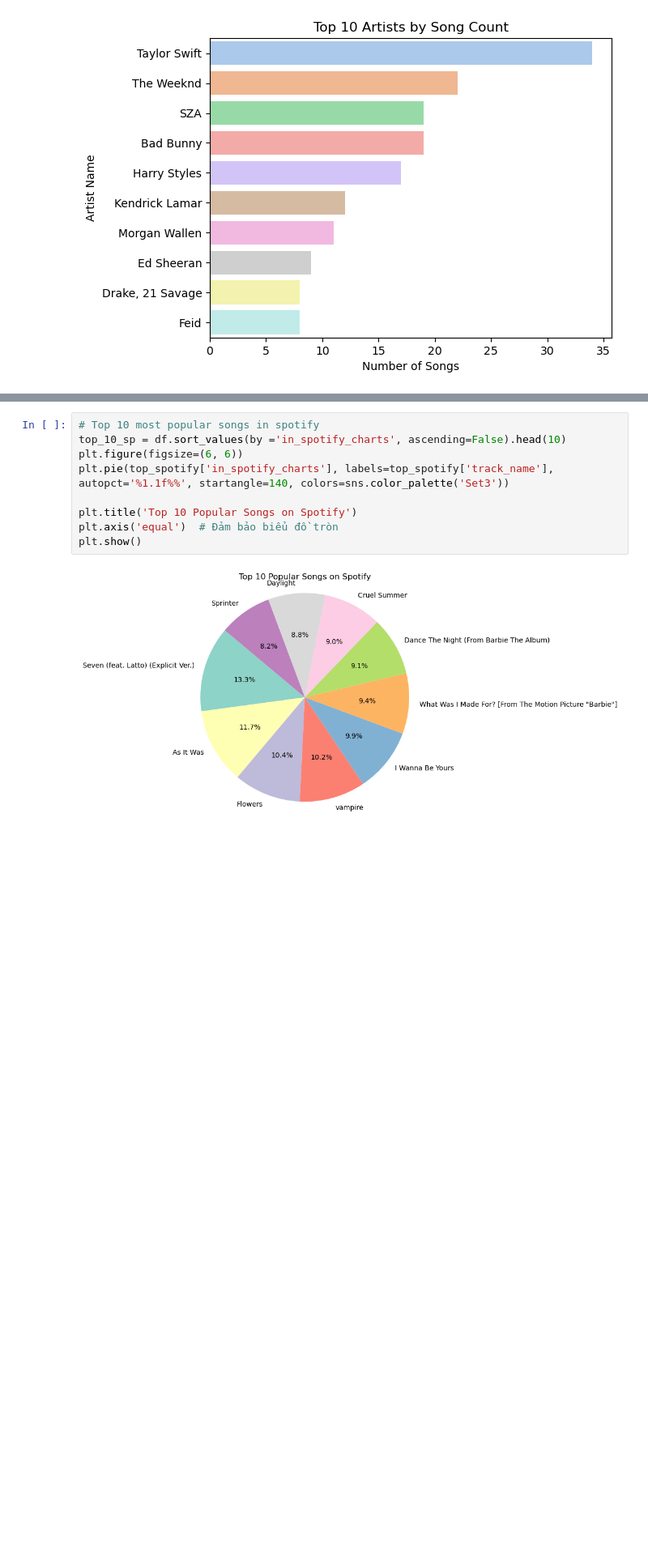
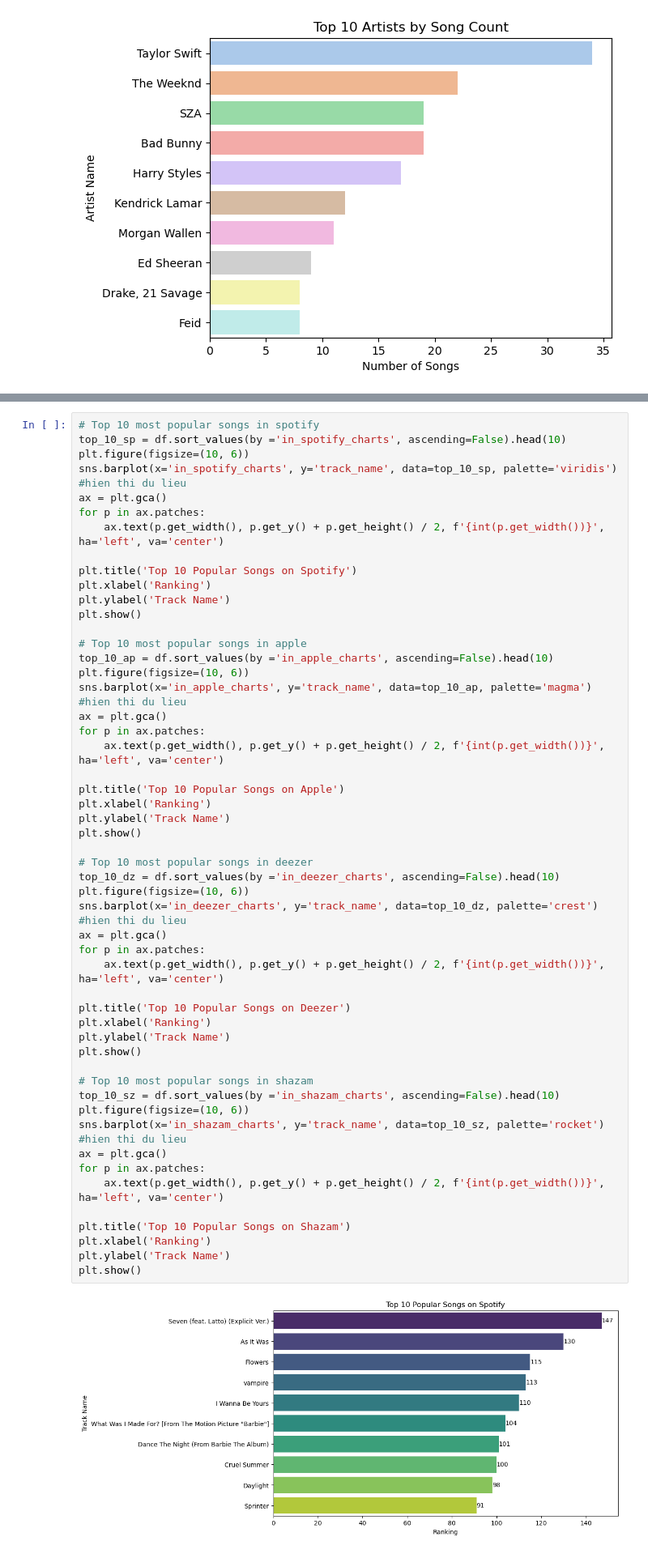
Before and after one commit to ngocmaj/PTDL, a Jupyter notebook: spotify.ipynb, the cells around one changed output, grey strips where cells are left out. Shown at 81% size. Saved outputs shown, nothing was run; the diff lists cells and outputs as text; blank space fills up the shorter version.

```diff
--- a/spotify.ipynb
+++ b/spotify.ipynb
@@ -288,11 +287,58 @@ plt.show()
 # %%
 # Top 10 most popular songs in spotify
 top_10_sp = df.sort_values(by ='in_spotify_charts', ascending=False).head(10)
-plt.figure(figsize=(6, 6))
-plt.pie(top_spotify['in_spotify_charts'], labels=top_spotify['track_name'], autopct='%1.1f%%', startangle=140, colors=sns.color_palette('Set3'))
+plt.figure(figsize=(10, 6))
+sns.barplot(x='in_spotify_charts', y='track_name', data=top_10_sp, palette='viridis')
+#hien thi du lieu
+ax = plt.gca()
+for p in ax.patches:
+    ax.text(p.get_width(), p.get_y() + p.get_height() / 2, f'{int(p.get_width())}', ha='left', va='center')
 
 plt.title('Top 10 Popular Songs on Spotify')
-plt.axis('equal')  # Đảm bảo biểu đồ tròn
+plt.xlabel('Ranking')
+plt.ylabel('Track Name')
 plt.show()
+
+# Top 10 most popular songs in apple
+top_10_ap = df.sort_values(by ='in_apple_charts', ascending=False).head(10)
+plt.figure(figsize=(10, 6))
+sns.barplot(x='in_apple_charts', y='track_name', data=top_10_ap, palette='magma')
+#hien thi du lieu
+ax = plt.gca()
+for p in ax.patches:
+    ax.text(p.get_width(), p.get_y() + p.get_height() / 2, f'{int(p.get_width())}', ha='left', va='center')
+
+plt.title('Top 10 Popular Songs on Apple')
+plt.xlabel('Ranking')
+plt.ylabel('Track Name')
+plt.show()
+
+# Top 10 most popular songs in deezer
+top_10_dz = df.sort_values(by ='in_deezer_charts', ascending=False).head(10)
+plt.figure(figsize=(10, 6))
+sns.barplot(x='in_deezer_charts', y='track_name', data=top_10_dz, palette='crest')
+#hien thi du lieu
+ax = plt.gca()
+for p in ax.patches:
+    ax.text(p.get_width(), p.get_y() + p.get_height() / 2, f'{int(p.get_width())}', ha='left', va='center')
+
+plt.title('Top 10 Popular Songs on Deezer')
+plt.xlabel('Ranking')
+plt.ylabel('Track Name')
+plt.show()
+
+# Top 10 most popular songs in shazam
+top_10_sz = df.sort_values(by ='in_shazam_charts', ascending=False).head(10)
+plt.figure(figsize=(10, 6))
+sns.barplot(x='in_shazam_charts', y='track_name', data=top_10_sz, palette='rocket')
+#hien thi du lieu
+ax = plt.gca()
+for p in ax.patches:
+    ax.text(p.get_width(), p.get_y() + p.get_height() / 2, f'{int(p.get_width())}', ha='left', va='center')
+
+plt.title('Top 10 Popular Songs on Shazam')
+plt.xlabel('Ranking')
+plt.ylabel('Track Name')
+plt.show()
 # %% [output]
-[figure, old version]
+[figure, new version]
```
Also changed, not shown: parts of 9 cells of this notebook.
